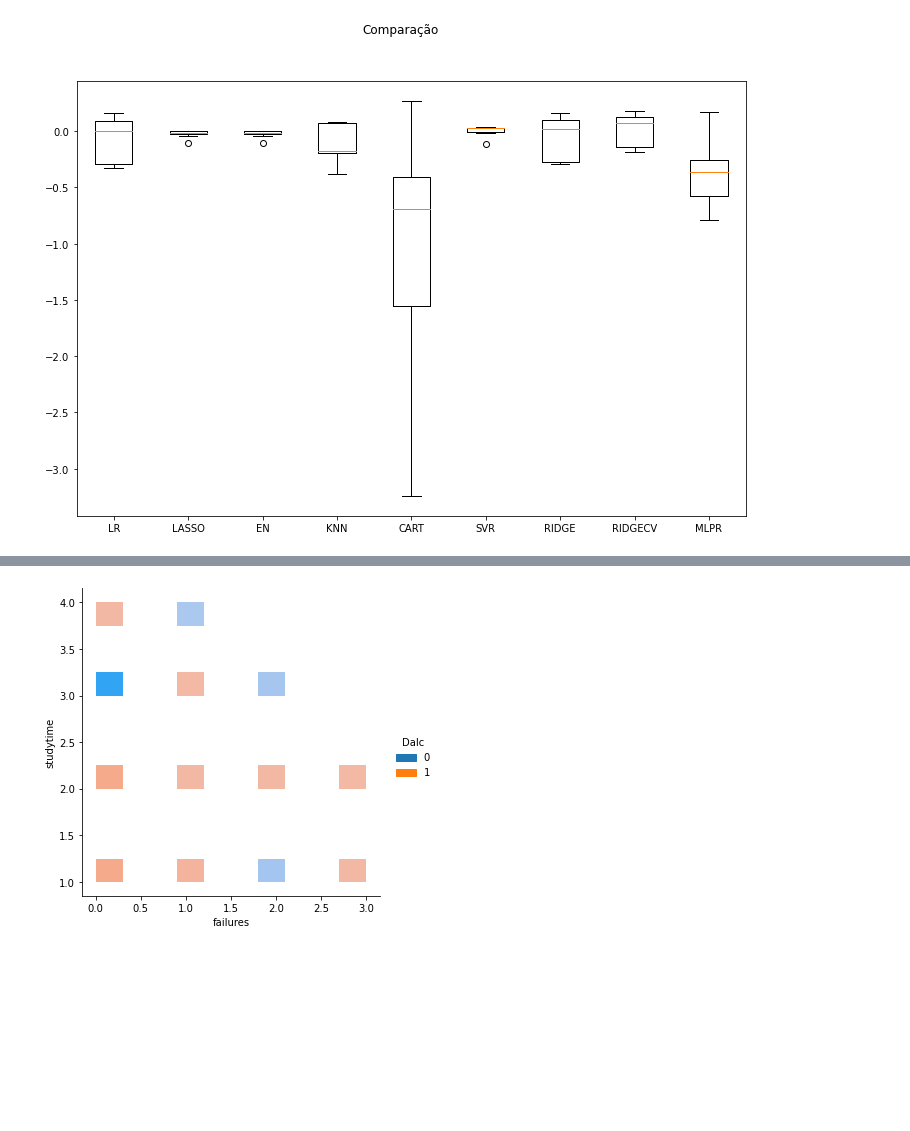
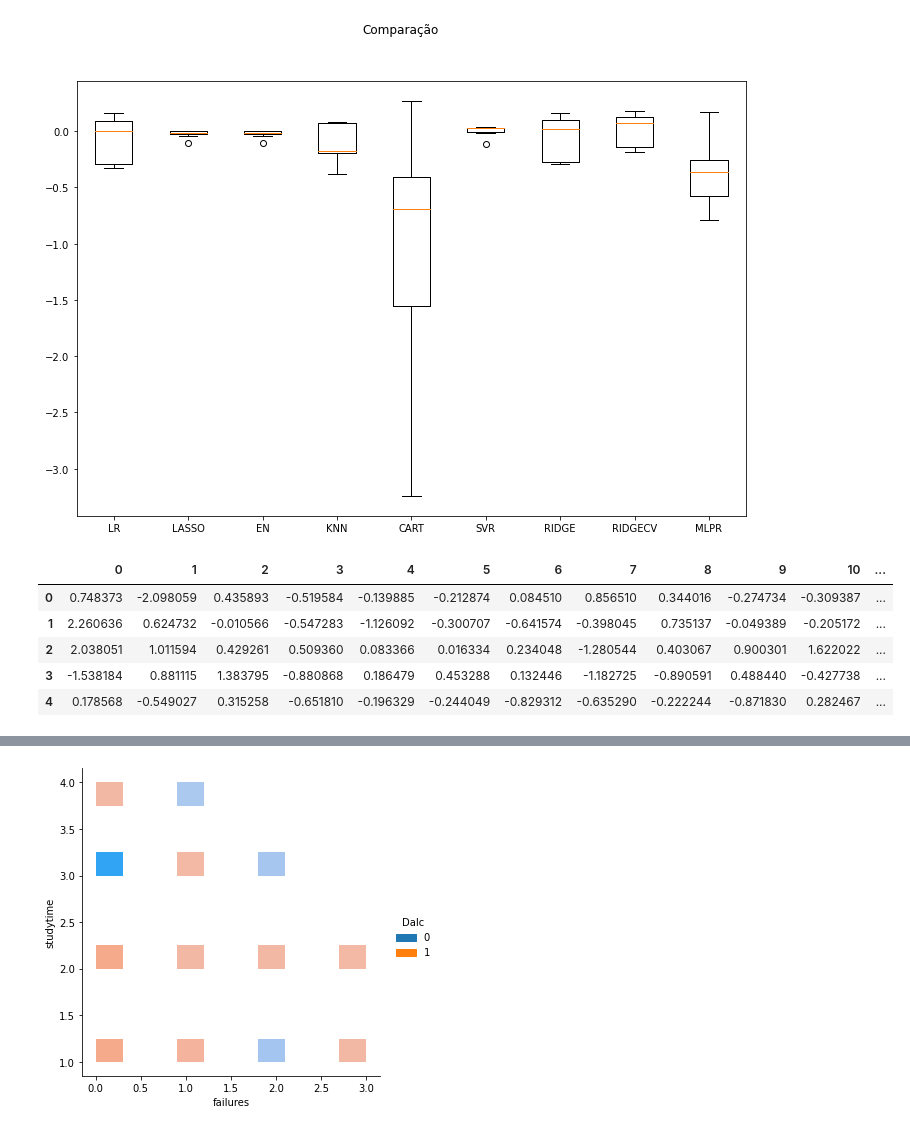
Before and after one commit to victorbombarda/Manipulacao_Dados_Avaliacao, a Jupyter notebook: Intro_Crisp_DM.ipynb, the cells around one changed output, grey strips where cells are left out. Cells and saved outputs as stored; diff of their text form; code cells hidden in the pictures; blank space fills up the shorter version.

```diff
--- a/Intro_Crisp_DM.ipynb
+++ b/Intro_Crisp_DM.ipynb
@@ -357 +403,18 @@ plt.show()
+# %%
+robust_scaler = RobustScaler()
+X1 = robust_scaler.fit_transform(X)
+X1 = pd.DataFrame(X1, columns = X.columns)
+
+pca = PCA(30)
+pca_X = pca.fit(X1)
+
+X_pca = pd.DataFrame(pca_X.transform(X1))
+X_pca.head()
+# %% [output]
+|  | 0 | 1 | 2 | 3 | 4 | 5 | 6 | 7 | 8 | 9 | 10 | ... |
+| 0 | 0.748373 | -2.098059 | 0.435893 | -0.519584 | -0.139885 | -0.212874 | 0.084510 | 0.856510 | 0.344016 | -0.274734 | -0.309387 | ... |
+| 1 | 2.260636 | 0.624732 | -0.010566 | -0.547283 | -1.126092 | -0.300707 | -0.641574 | -0.398045 | 0.735137 | -0.049389 | -0.205172 | ... |
+| 2 | 2.038051 | 1.011594 | 0.429261 | 0.509360 | 0.083366 | 0.016334 | 0.234048 | -1.280544 | 0.403067 | 0.900301 | 1.622022 | ... |
+| 3 | -1.538184 | 0.881115 | 1.383795 | -0.880868 | 0.186479 | 0.453288 | 0.132446 | -1.182725 | -0.890591 | 0.488440 | -0.427738 | ... |
+| 4 | 0.178568 | -0.549027 | 0.315258 | -0.651810 | -0.196329 | -0.244049 | -0.829312 | -0.635290 | -0.222244 | -0.871830 | 0.282467 | ... |
 # %%
```
Also changed, not shown: parts of 13 cells of this notebook.
